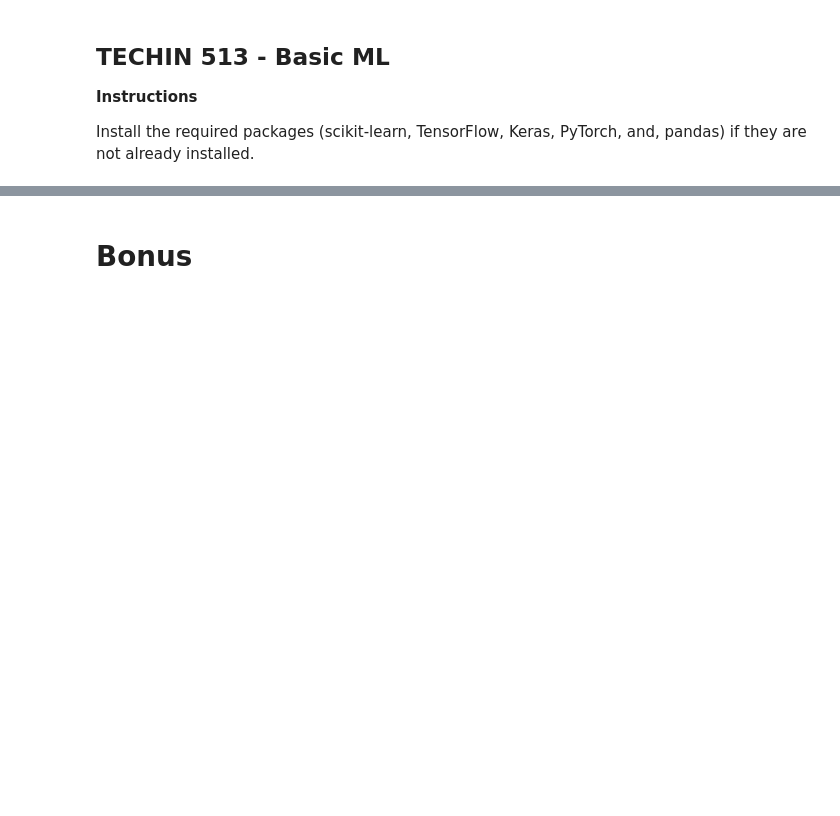
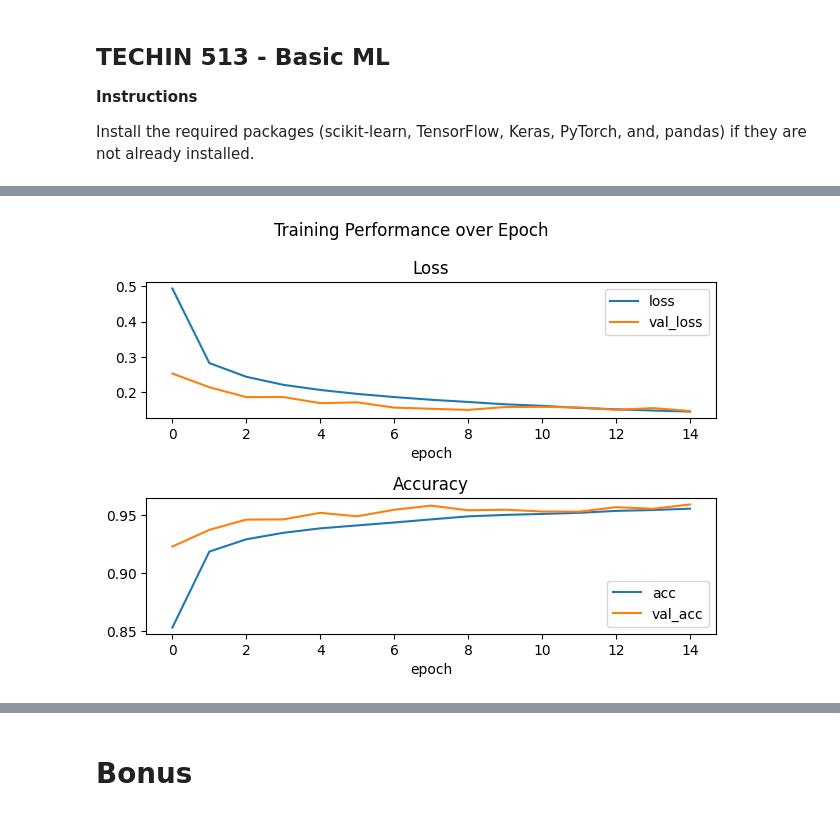
Before and after one commit to orangedavy/TECHIN513, a Jupyter notebook: Homeworks/3/HW3.ipynb, the cells around one changed output, grey strips where cells are left out. Saved outputs shown, nothing was run; the diff lists cells and outputs as text; code cells hidden in the pictures; blank space fills up the shorter version.

```diff
--- a/Homeworks/3/HW3.ipynb
+++ b/Homeworks/3/HW3.ipynb
@@ -63,0 +69,20 @@ y = iris.target
+# %%
+# Task 7: Define and train a simple neural network using Keras
+# use Sequential model from keras.models
+# use Dense layer from keras.layers
+# use 'adam' as optimizer and 'categorical_crossentropy' as loss function
+# use model.fit to train the model
+
+# define sequential model with keras
+model = tf.keras.Sequential()
+
+# add three Dense layers with varying units and activation methods
+model.add(tf.keras.layers.Dense(10, activation='relu', input_dim = num_pixels))
+model.add(tf.keras.layers.Dense(30, activation='relu'))
+model.add(tf.keras.layers.Dense(10, activation='softmax'))
+
+# define optimizer, loss function and metrics
+model.compile(loss='categorical_crossentropy', optimizer='adam', metrics='accuracy')
+
+# store training epoch info in history
+history = model.fit(X_train, y_train, epochs=15, batch_size=32, validation_split=0.1)
@@ -63,0 +110,28 @@ y = iris.target
+# %%
+# Task 8: Evaluate the neural network on the testing data
+# use model.evaluate to get the test loss and test accuracy
+
+# plot loss change in training
+plt.subplot(2, 1, 1)
+plt.plot(history.history['loss'])
+plt.plot(history.history['val_loss'])
+plt.legend(['loss', 'val_loss'])
+plt.title('Loss')
+plt.xlabel('epoch')
+
+# plot accuracy change in training
+plt.subplot(2, 1, 2)
+plt.plot(history.history['accuracy'])
+plt.plot(history.history['val_accuracy'])
+plt.legend(['acc', 'val_acc'])
+plt.title('Accuracy')
+plt.xlabel('epoch')
+
+plt.suptitle('Training Performance over Epoch')
+plt.tight_layout()
+
+# evaluate trained model with test data
+loss, accuracy = model.evaluate(X_test, y_test)
+print(f"Test Loss: {loss:.2f}")
+print(f"Test Accuracy: {accuracy:.2%}")
+# %% [output]
@@ -63,0 +141 @@ y = iris.target
+[figure, added]
```
Also changed, not shown: parts of 17 cells of this notebook, 5 other files.
